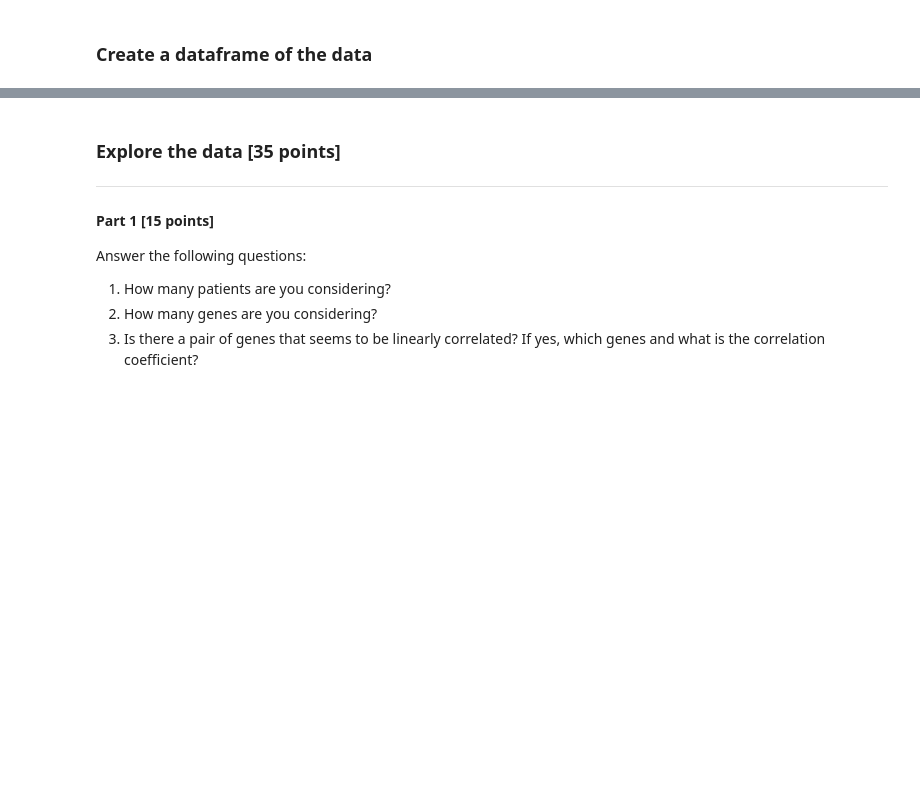
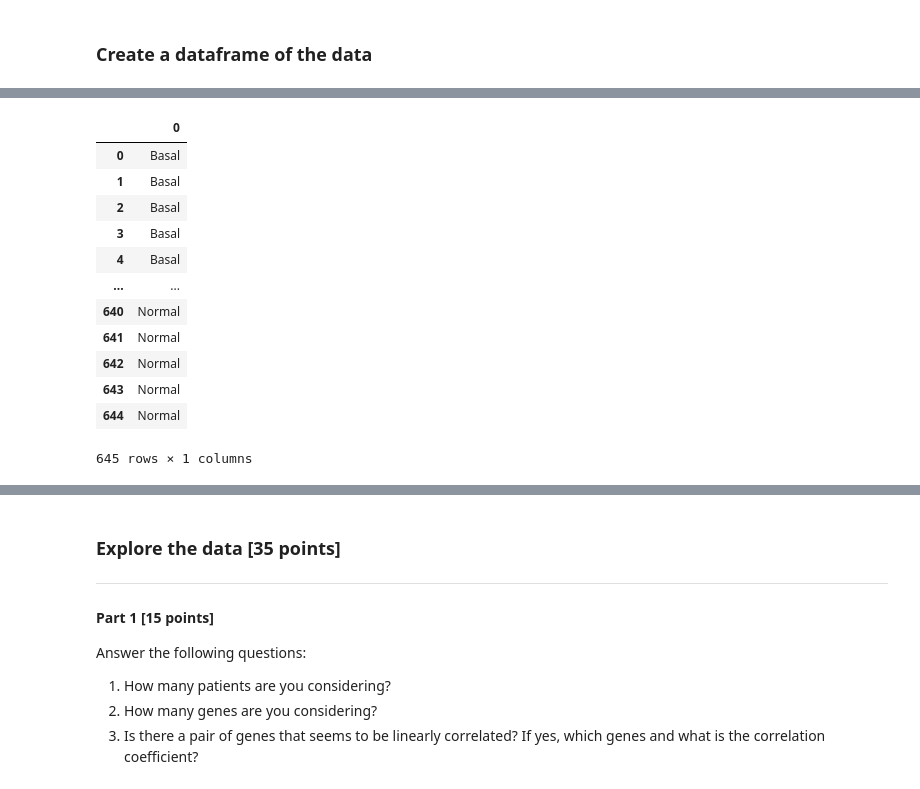
Before and after one commit to AngeliqueGallinari/BIM6065C, a Jupyter notebook: data_analysis_3.ipynb, the cells around one changed output, grey strips where cells are left out. Saved outputs shown, nothing was run; the diff lists cells and outputs as text; code cells hidden in the pictures; blank space fills up the shorter version.

```diff
--- a/data_analysis_3.ipynb
+++ b/data_analysis_3.ipynb
@@ -236,0 +257,17 @@ You wonder if you can cluster patient, from their expression profil, by clinical
+# %%
+dataframe1 = pd.read_csv(fn1, sep="\t", header=None)
+dataframe1
+# %% [output]
+|  | 0 |
+| 0 | Basal |
+| 1 | Basal |
+| 2 | Basal |
+| 3 | Basal |
+| 4 | Basal |
+| ... | ... |
+| 640 | Normal |
+| 641 | Normal |
+| 642 | Normal |
+| 643 | Normal |
+| 644 | Normal |
+645 rows × 1 columns
```
Also changed, not shown: parts of 10 cells of this notebook.
